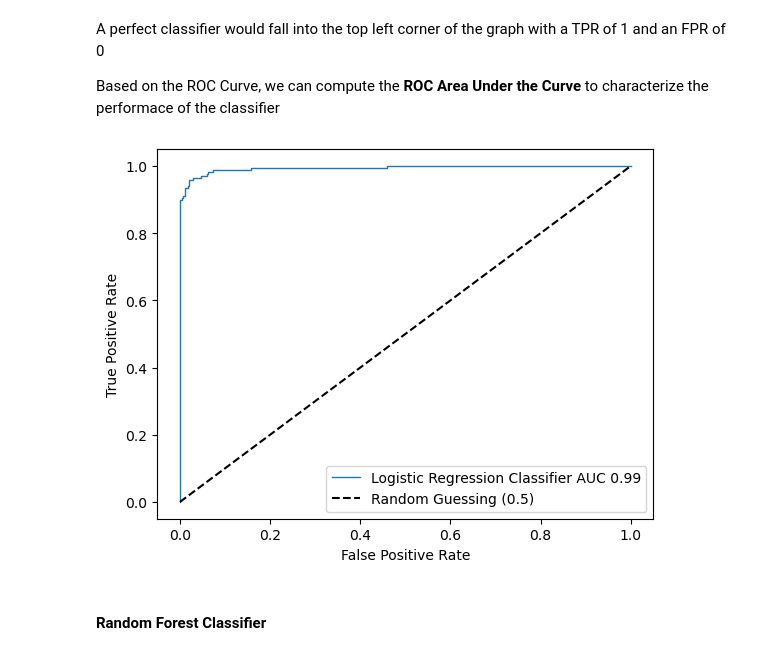
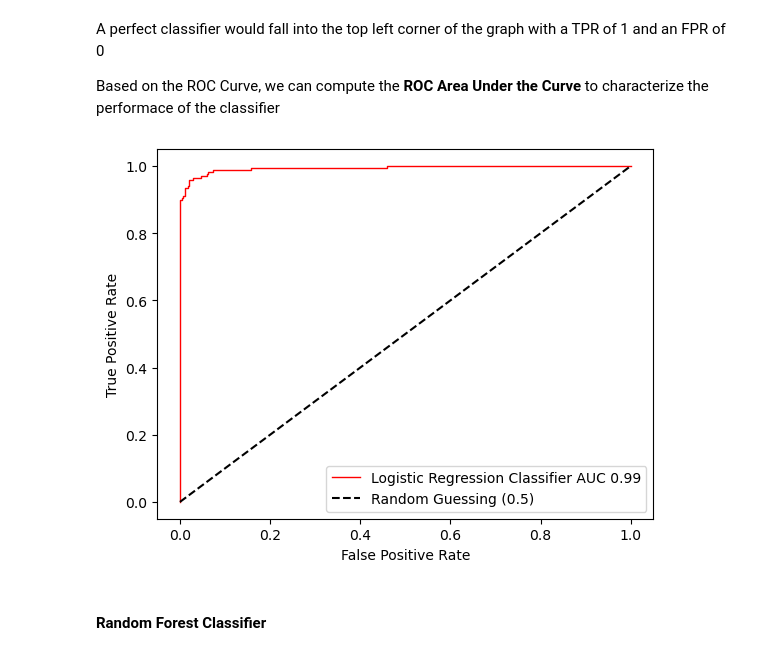
Before and after one commit to FRANKSADWAR/Brazil_Ecommerce, a Jupyter notebook: Supervised Learning Premier.ipynb, the cells around one changed output. Cells and saved outputs as stored; diff of their text form; code cells hidden in the pictures.

```diff
--- a/Supervised Learning Premier.ipynb
+++ b/Supervised Learning Premier.ipynb
@@ -774,16 +777,16 @@ with respect to the TPR anad FPR </p>
 # %%
 from sklearn.metrics import roc_curve,auc
 
 
 fpr, tpr, thresholds = roc_curve(y_train, y_scores)
 def plot_roc_curve(fpr, tpr, label=None):
-    plt.plot(fpr,tpr,linewidth=1, label=label)
+    plt.plot(fpr,tpr,linewidth=1, label=label,color='red')
     plt.plot([0,1],[0,1],'k--',label='Random Guessing (0.5) ')
 
 plot_roc_curve(fpr,tpr,label=f'Logistic Regression Classifier AUC {round((auc(fpr, tpr)),2)}')
 plt.xlabel('False Positive Rate')
 plt.ylabel('True Positive Rate')
 plt.legend(loc="lower right")
 plt.show()
 # %% [output]
-[figure, old version]
+[figure, new version]
```
Also changed, not shown: parts of 9 cells of this notebook.
